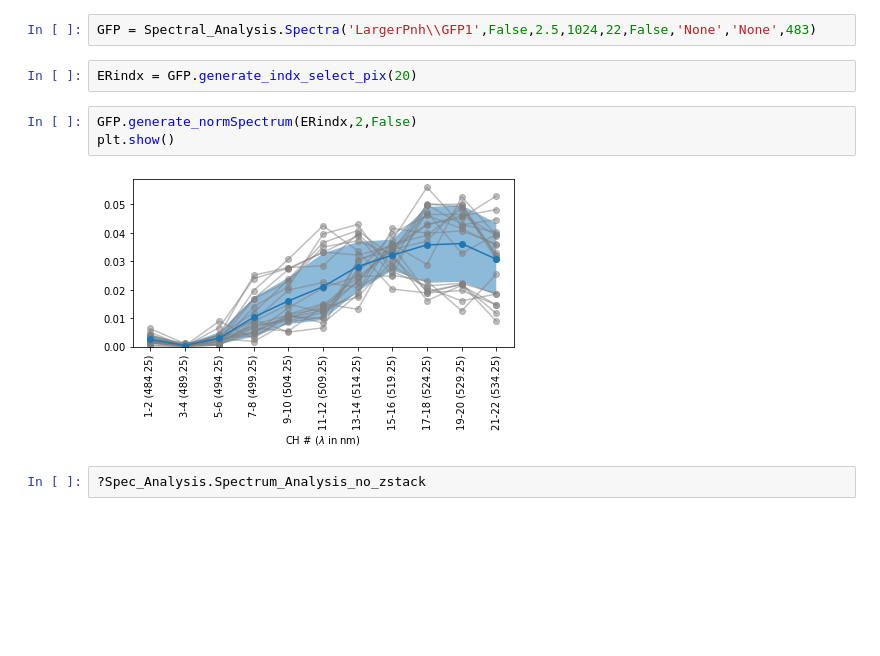
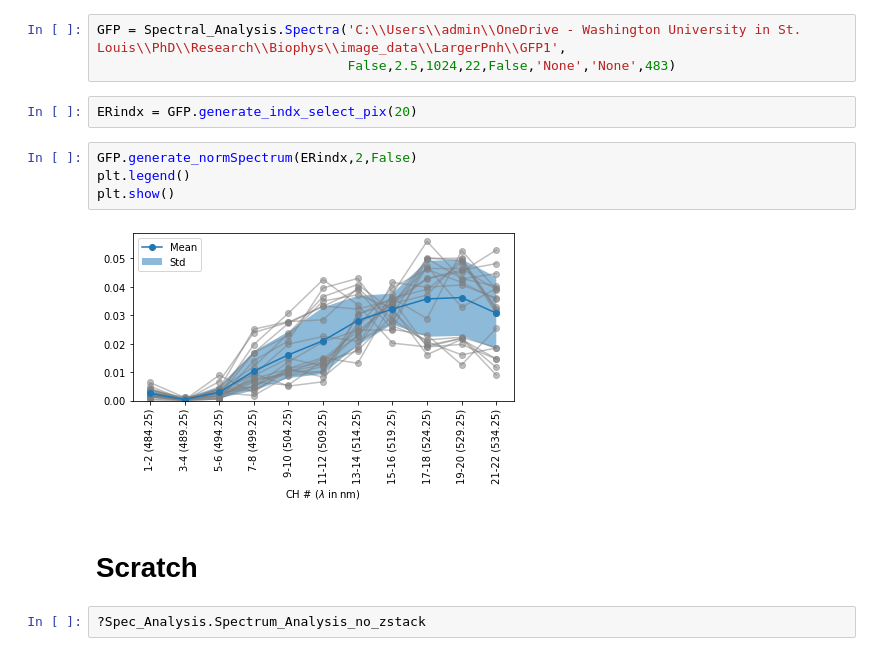
Before and after one commit to ajannamay/Spectral_imaging, a Jupyter notebook: test.ipynb, the cells around one changed output. Saved outputs shown, nothing was run; the diff lists cells and outputs as text; blank space fills up the shorter version.

```diff
--- a/test.ipynb
+++ b/test.ipynb
@@ -45,12 +37,16 @@ CFP.generate_normSpectrum(Pindx_2p5,0,True)
 # %%
-GFP = Spectral_Analysis.Spectra('LargerPnh\\GFP1',False,2.5,1024,22,False,'None','None',483)
+GFP = Spectral_Analysis.Spectra('C:\\Users\\admin\\OneDrive - Washington University in St. Louis\\PhD\\Research\\Biophys\\image_data\\LargerPnh\\GFP1',
+                                False,2.5,1024,22,False,'None','None',483)
 # %%
 ERindx = GFP.generate_indx_select_pix(20)
 # %%
 GFP.generate_normSpectrum(ERindx,2,False)
+plt.legend()
 plt.show()
 # %% [output]
-[figure, old version]
+[figure, new version]
+# %% [markdown]
+# Scratch
 # %%
 ?Spec_Analysis.Spectrum_Analysis_no_zstack
 # %% [output]
```
Also changed, not shown: parts of 13 cells of this notebook.
